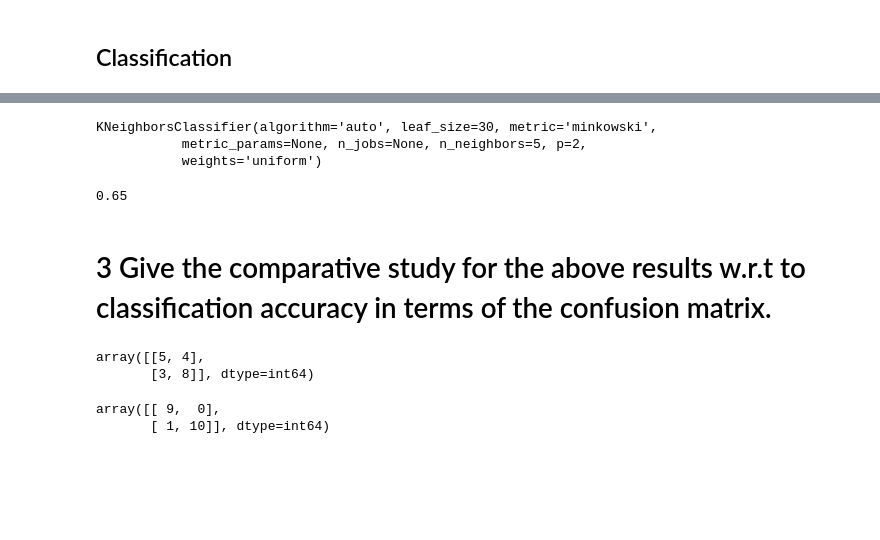
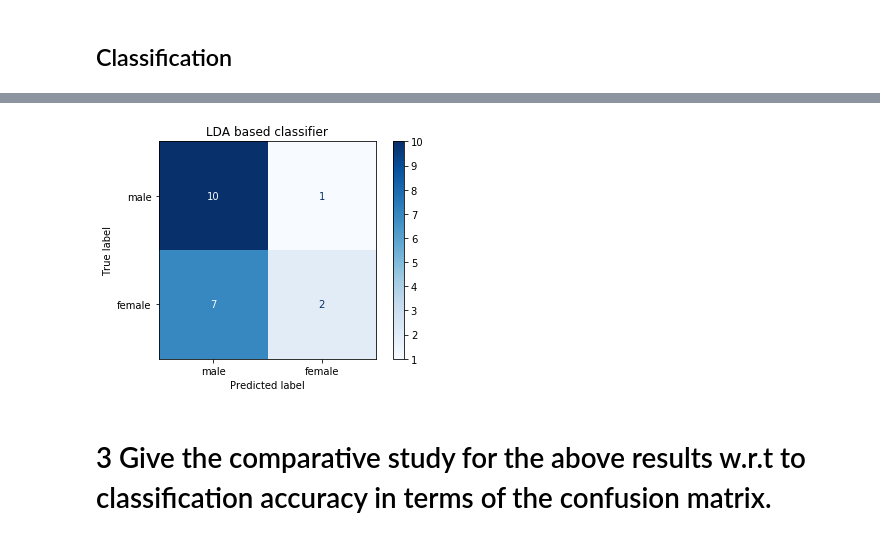
Before and after one commit to Rit-ctrl/Pattern-Recognition_2021, a Jupyter notebook: Assignment_3/q2.ipynb, the cells around one changed output, grey strips where cells are left out. Cells and saved outputs as stored; diff of their text form; code cells hidden in the pictures; blank space fills up the shorter version.

Commit message:
Added confusion matrix

```diff
--- a/Assignment_3/q2.ipynb
+++ b/Assignment_3/q2.ipynb
@@ -325,6 +272,0 @@ neigh=KNeighborsClassifier()
-# %%
-neigh.fit(np.array(red_train_data).reshape(-1,1),df_train['Class'])
-# %% [output]
-KNeighborsClassifier(algorithm='auto', leaf_size=30, metric='minkowski',
-           metric_params=None, n_jobs=None, n_neighbors=5, p=2,
-           weights='uniform')
@@ -333,6 +273,17 @@ pred1=neigh.predict(np.array(red_test_data).reshape(-1,1))
-# %%
-accuracy(pred1,df_test["Class"].to_list())
-# %% [output]
-0.65
+# %%
+from sklearn.naive_bayes import GaussianNB
+from sklearn.metrics import plot_confusion_matrix
+
+classifier = GaussianNB()
+classifier.fit(np.array(red_train_data).reshape(-1,1),df_train['Class'])
+
+disp = plot_confusion_matrix(classifier,np.array(red_test_data).reshape(-1,1) , df_test["Class"].to_list(),
+                                 display_labels=["male","female"],
+                                 cmap=plt.cm.Blues,
+                                 )
+disp.ax_.set_title("LDA based classifier")
+plt.show()
+# %% [output]
+[figure, added]
 # %% [markdown]
 # 3 Give the comparative study for the above results w.r.t to classification accuracy in terms of the confusion matrix.
@@ -341,5 +289,0 @@ from sklearn.metrics import confusion_matrix
-# %%
-confusion_matrix(df_test["Class"].to_list(), pred1, labels=["male", "female"])
-# %% [output]
-array([[5, 4],
-       [3, 8]], dtype=int64)
@@ -367,6 +290 @@ pred_pca=['male',
-# %%
-confusion_matrix(df_test["Class"].to_list(), pred_pca, labels=["male", "female"])
-# %% [output]
-array([[ 9,  0],
-       [ 1, 10]], dtype=int64)
 # %% [markdown]
```
Also changed, not shown: parts of 18 cells of this notebook.
